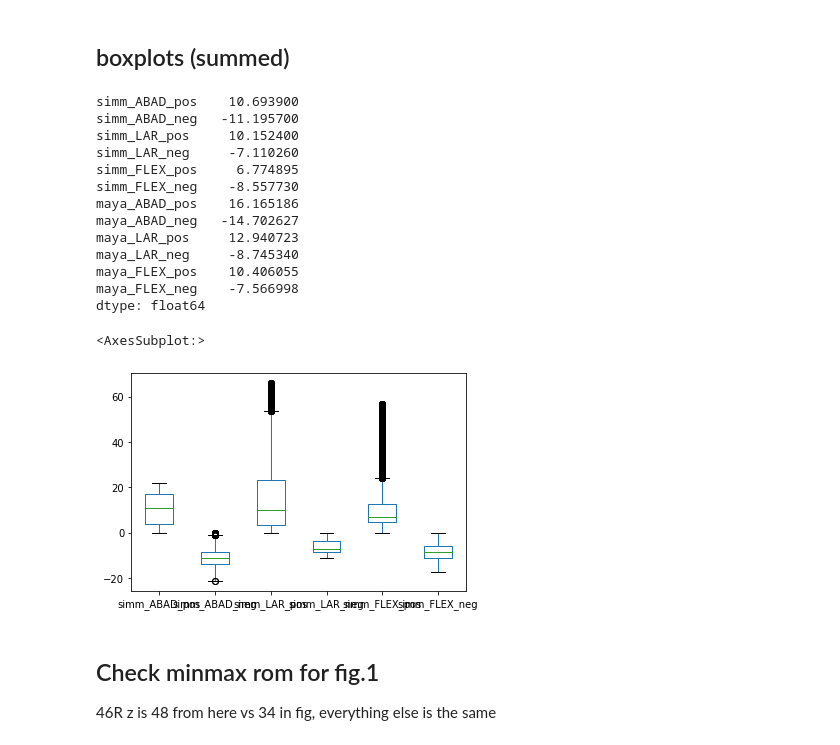
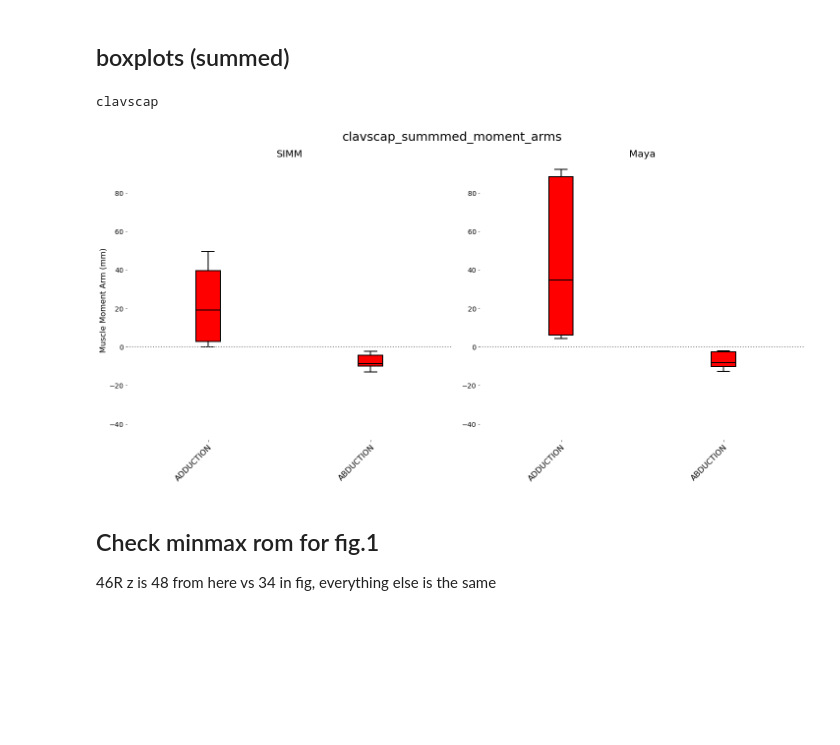
Before and after one commit to popscallion/possumpolish, a Jupyter notebook: Echidna3DPlots.ipynb, the cells around one changed output. Cells and saved outputs as stored; diff of their text form; code cells hidden in the pictures; blank space fills up the shorter version.

```diff
--- a/Echidna3DPlots.ipynb
+++ b/Echidna3DPlots.ipynb
@@ -1369,7 +1422,7 @@ def summedMomentArms(df, muscles_to_compare, joint):
         result.loc[uid, 'maya_FLEX_neg'] = maya_neg[maya_neg['axis']=='FLEX']['value'].sum()
         result.replace(0, np.nan, inplace=True)
 
-        print(uid+' done')
+#         print(uid+' done')
     return result
 
 
@@ -1380,6 +1433,7 @@ def summedBoxplot(df, joint, output_dir=None):
     simm = df.filter(regex=r'simm_')
     maya = df.filter(regex=r'maya_')
     if joint == 'clavscap':
+        simm = simm.filter(regex=r'_ABAD')
         maya = maya.filter(regex=r'_ABAD')
     fig, (axSimm, axMaya) = plt.subplots(1, 2, sharey=False, figsize=[20,10], constrained_layout=True)
 
@@ -1414,56 +1468,38 @@ def summedBoxplot(df, joint, output_dir=None):
         simmPatch.set_facecolor(face)
         mayaPatch.set_facecolor(face)
     axSimm.set_title('SIMM', fontsize=20)
     axSimm.set_ylim(yMin, yMax)
     axSimm.set_xlabel('')
     axSimm.set_ylabel('Muscle Moment Arm (mm)',fontsize=16)
     axSimm.tick_params(axis='y', which='major', labelsize=14)
     axSimm.axhline(c='grey',ls='dotted',linewidth=2)
     axMaya.set_title('Maya', fontsize=20)
     axMaya.set_ylim(yMin, yMax)
     axMaya.set_xlabel('')
     axMaya.tick_params(axis='y', which='major', labelsize=14)
     axMaya.axhline(c='grey',ls='dotted',linewidth=2)
     plot_title = joint+'_summmed_moment_arms'
     fig.suptitle(plot_title, fontsize=25)
     if output_dir:
         plt.savefig(output_dir+plot_title+'.svg', format='svg')
 
 
 
 output_dir = "/Users/phil/Development/possumpolish/echidna_plots/boxplots/"
 
 
 
 # boxPlotDf = posNegMapForSum(all_data)
 # shoulderSum = summedMomentArms(boxPlotDf, muscles_to_compare, 'shoulder')
 # elbowSum = summedMomentArms(boxPlotDf, muscles_to_compare, 'elbow')
 # clavscapSum = summedMomentArms(boxPlotDf, muscles_to_compare, 'clavscap')
 
-summedBoxplot(shoulderSum, 'shoulder', output_dir=output_dir)
-summedBoxplot(elbowSum, 'elbow', output_dir=output_dir)
+# summedBoxplot(shoulderSum, 'shoulder', output_dir=output_dir)
+# summedBoxplot(elbowSum, 'elbow', output_dir=output_dir)
 summedBoxplot(clavscapSum, 'clavscap', output_dir=output_dir)
+# %% [output]
+clavscap
+[figure, added]
-# %%
-shoulderSum.median()
-# %% [output]
-simm_ABAD_pos    10.693900
-simm_ABAD_neg   -11.195700
-simm_LAR_pos     10.152400
-simm_LAR_neg     -7.110260
-simm_FLEX_pos     6.774895
-simm_FLEX_neg    -8.557730
-maya_ABAD_pos    16.165186
-maya_ABAD_neg   -14.702627
-maya_LAR_pos     12.940723
-maya_LAR_neg     -8.745340
-maya_FLEX_pos    10.406055
-maya_FLEX_neg    -7.566998
-dtype: float64
-# %%
-simm.boxplot()
-# %% [output]
-<AxesSubplot:>
-[figure, removed]
 # %% [markdown]
 ## Check minmax rom for fig.1
 46R z is 48 from here vs 34 in fig, everything else is the same
```
Also changed, not shown: parts of 11 cells of this notebook, 30 other files.
